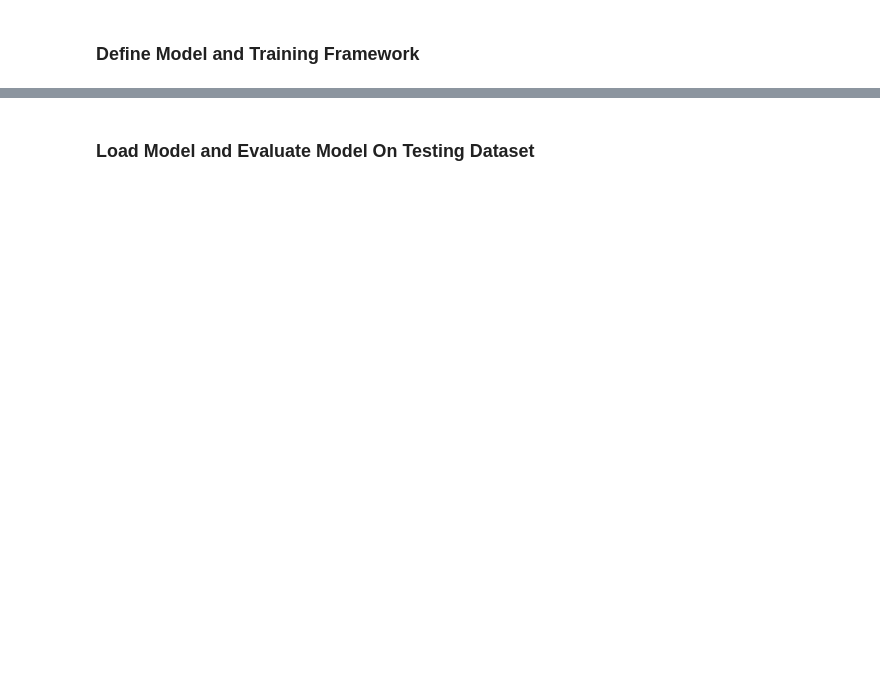
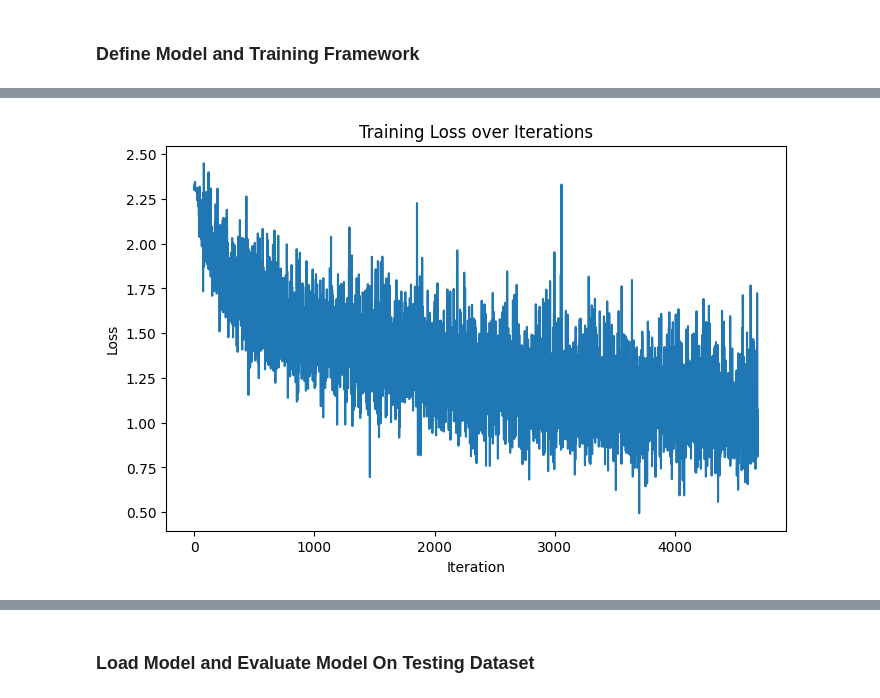
Before and after one commit to warrensLee/artificial_intelligence, a Jupyter notebook: HW5/HW5/code/Homework5.ipynb, the cells around one changed output, grey strips where cells are left out. Cells and saved outputs as stored; diff of their text form; code cells hidden in the pictures; blank space fills up the shorter version.

```diff
--- a/HW5/HW5/code/Homework5.ipynb
+++ b/HW5/HW5/code/Homework5.ipynb
@@ -67,41 +190,87 @@ Extracting data/CIFAR-10/cifar-10-python.tar.gz to data/CIFAR-10
 # %% [markdown]
 ### Define Model and Training Framework
 # %%
+class CIFAR10CNN(nn.Module):
+    def __init__(self):
+        super().__init__()
+        self.features = nn.Sequential(
+            nn.Conv2d(3, 32, kernel_size=3, padding=1),
+            nn.ReLU(),
+            nn.MaxPool2d(2, 2),
+
+            nn.Conv2d(32, 64, kernel_size=3, padding=1),
+            nn.ReLU(),
+            nn.MaxPool2d(2, 2),
+
+            nn.Conv2d(64, 128, kernel_size=3, padding=1),
+            nn.ReLU(),
+            nn.MaxPool2d(2, 2)
+        )
+
+        self.classifier = nn.Sequential(
+            nn.Flatten(),
+            nn.Linear(128 * 4 * 4, 256),
+            nn.ReLU(),
+            nn.Dropout(0.5),
+            nn.Linear(256, 10)
+        )
+
+    def forward(self, x):
+        x = self.features(x)
+        x = self.classifier(x)
+        return x
+
+
 cuda = torch.cuda.is_available()
-model = None # Define a classification model for 10 classes
+model = CIFAR10CNN()
+
 if cuda:
-  model.cuda()
+    model.cuda()
 
 model.train()
 learning_rate = 0.001
 num_epochs = 3
-optim = torch.optim.Adam(model.parameters(), lr = learning_rate)
+optim = torch.optim.Adam(model.parameters(), lr=learning_rate)
 loss_fn = nn.CrossEntropyLoss()
 loss_logger = []
 accuracy_logger = []
 
 for epoch in range(1, num_epochs + 1):
-  for it, (images, labels) in enumerate(train_loader):
-      if cuda:
-        images = images.cuda()
-        labels = labels.cuda()
+    for it, (images, labels) in enumerate(train_loader):
+        if cuda:
+            images = images.cuda()
+            labels = labels.cuda()
 
-      # Write your code to computer outputs, loss, accuracy, and optimize model
-      # outptus = ???
-      # loss = ???
-      # accuracy = ???
-      # optimize the model
-      loss = None
-      accuracy = None
+        outputs = model(images)
+        loss = loss_fn(outputs, labels)
 
-      loss_logger.append(loss)
-      accuracy_logger.append(accuracy)
+        optim.zero_grad()
+        loss.backward()
+        optim.step()
 
-      if it % 200 == 0:
-        print("Epoch [%d/%d]. Iter [%d/%d]. Loss: %0.4f. Accuracy: %.2f" % (epoch, num_epochs, it + 1, len(train_loader), loss, accuracy))
+        predictions = torch.argmax(outputs, dim=1)
+        accuracy = (predictions == labels).float().mean().item() * 100
+
+        loss_logger.append(loss.item())
+        accuracy_logger.append(accuracy)
+
+        if it % 200 == 0:
+            print("Epoch [%d/%d]. Iter [%d/%d]. Loss: %0.4f. Accuracy: %.2f" %
+                  (epoch, num_epochs, it + 1, len(train_loader), loss.item(), accuracy))
 
 torch.save(model.state_dict(), "CIFAR10-Model.pth")
 
-# Write your code to visualize the training losses over interations
+plt.figure(figsize=(8, 5))
+plt.plot(loss_logger)
+plt.title("Training Loss over Iterations")
+plt.xlabel("Iteration")
+plt.ylabel("Loss")
+plt.show()
 
-# Write your code to visualize the training accuracies over interations
+plt.figure(figsize=(8, 5))
+plt.plot(accuracy_logger)
+plt.title("Training Accuracy over Iterations")
+plt.xlabel("Iteration")
+plt.ylabel("Accuracy (%)")
+plt.show()
+# %% [output]
@@ -107,0 +294 @@ torch.save(model.state_dict(), "CIFAR10-Model.pth")
+[figure, added]
```
Also changed, not shown: parts of 9 cells of this notebook, 10 other files.
